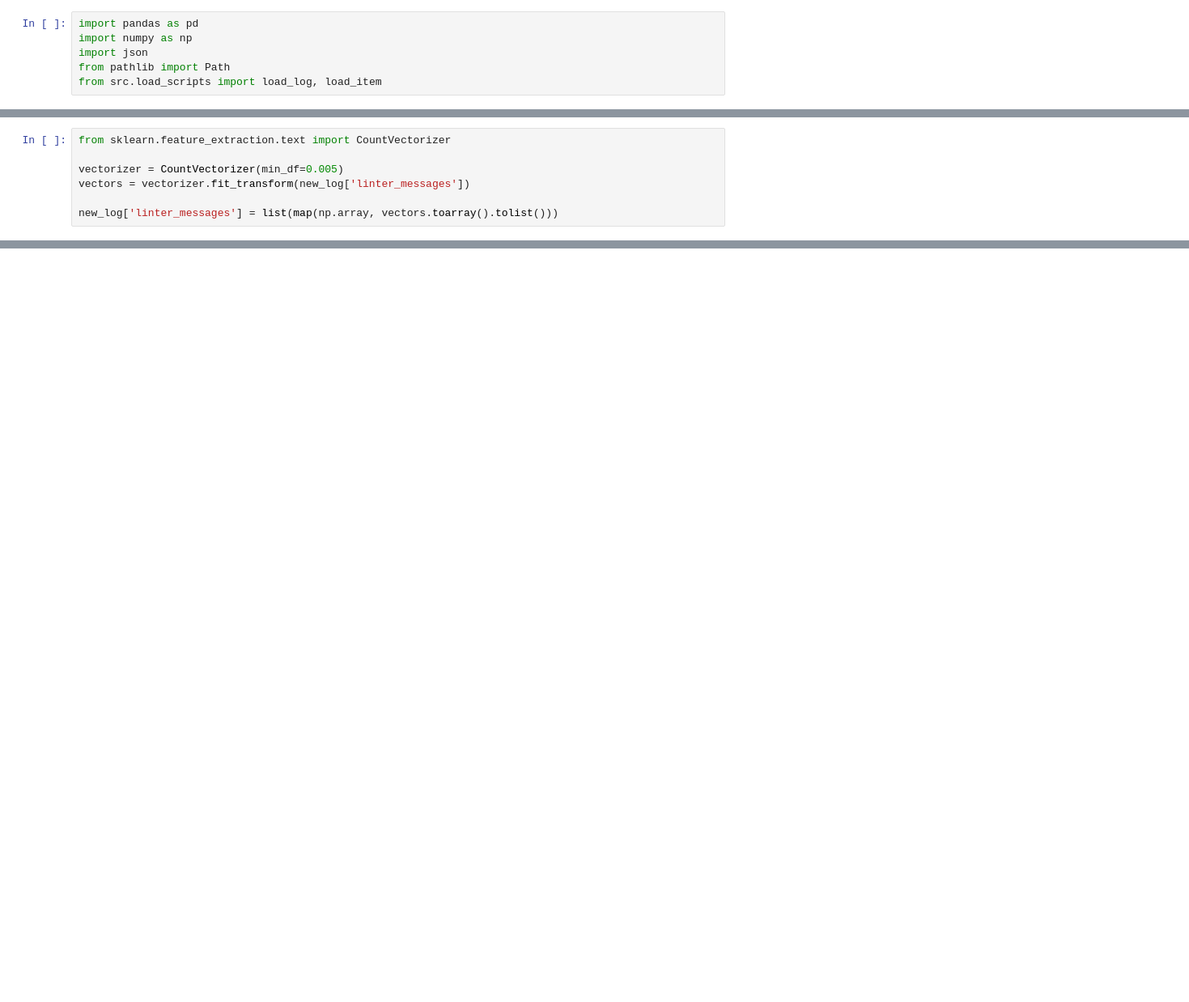
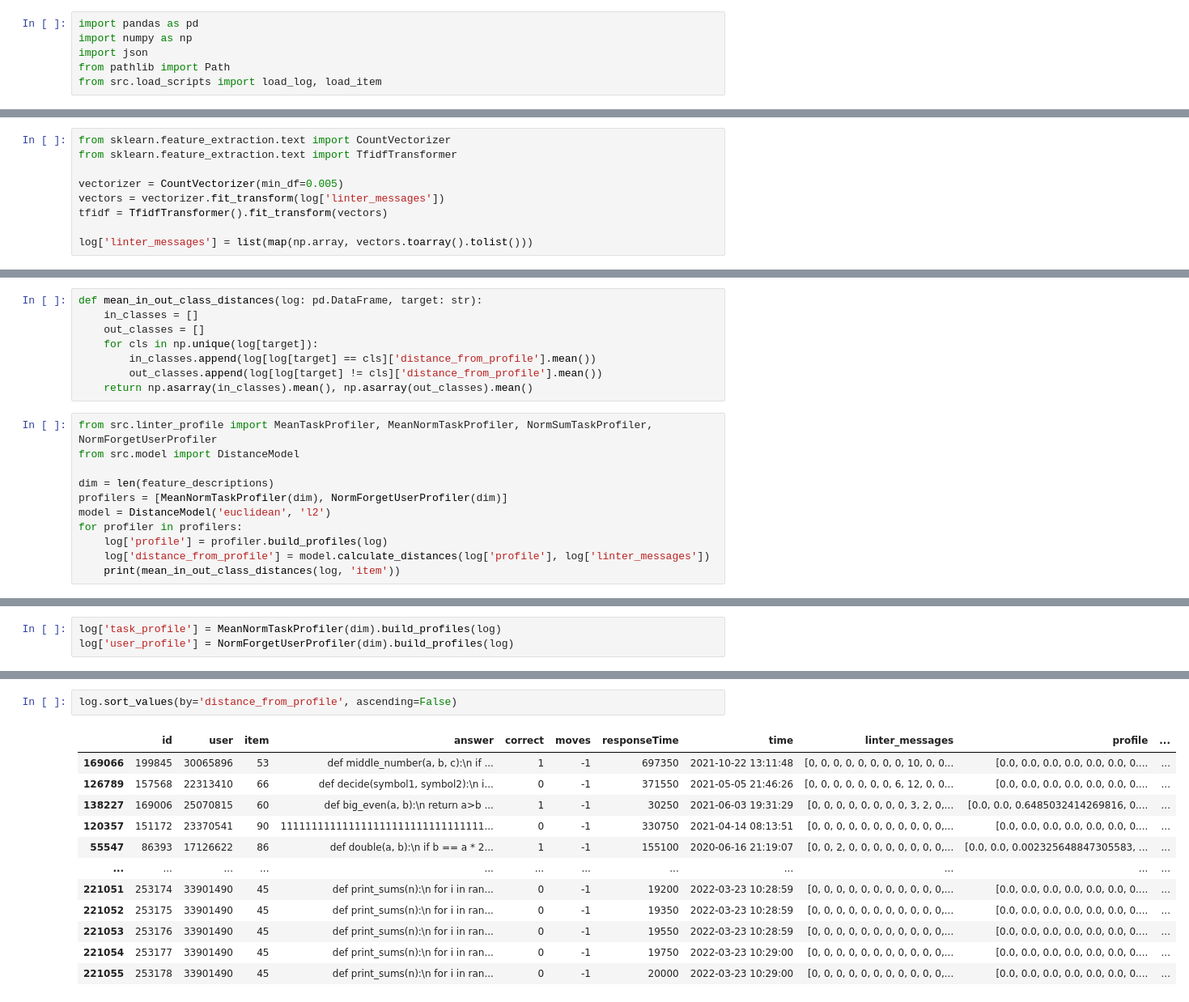
Before and after one commit to PavelNedelnik/umimeto-aberrant-users, a Jupyter notebook: data_preprocessing.ipynb, the cells around one changed output, grey strips where cells are left out. Shown at 81% size. Saved outputs shown, nothing was run; the diff lists cells and outputs as text; blank space fills up the shorter version.

```diff
--- a/data_preprocessing.ipynb
+++ b/data_preprocessing.ipynb
@@ -38,7 +21,9 @@ new_log = pd.concat(new_log)
 # %%
 from sklearn.feature_extraction.text import CountVectorizer
+from sklearn.feature_extraction.text import TfidfTransformer
 
 vectorizer = CountVectorizer(min_df=0.005)
-vectors = vectorizer.fit_transform(new_log['linter_messages'])
+vectors = vectorizer.fit_transform(log['linter_messages'])
+tfidf = TfidfTransformer().fit_transform(vectors)
 
-new_log['linter_messages'] = list(map(np.array, vectors.toarray().tolist()))
+log['linter_messages'] = list(map(np.array, vectors.toarray().tolist()))
@@ -58,0 +40,19 @@ feature_descriptions
+# %%
+def mean_in_out_class_distances(log: pd.DataFrame, target: str):
+    in_classes = []
+    out_classes = []
+    for cls in np.unique(log[target]):
+        in_classes.append(log[log[target] == cls]['distance_from_profile'].mean())
+        out_classes.append(log[log[target] != cls]['distance_from_profile'].mean())
+    return np.asarray(in_classes).mean(), np.asarray(out_classes).mean()
+# %%
+from src.linter_profile import MeanTaskProfiler, MeanNormTaskProfiler, NormSumTaskProfiler, NormForgetUserProfiler
+from src.model import DistanceModel
+
+dim = len(feature_descriptions)
+profilers = [MeanNormTaskProfiler(dim), NormForgetUserProfiler(dim)]
+model = DistanceModel('euclidean', 'l2')
+for profiler in profilers:
+    log['profile'] = profiler.build_profiles(log)
+    log['distance_from_profile'] = model.calculate_distances(log['profile'], log['linter_messages'])
+    print(mean_in_out_class_distances(log, 'item'))
@@ -58,0 +62,3 @@ feature_descriptions
+# %%
+log['task_profile'] = MeanNormTaskProfiler(dim).build_profiles(log)
+log['user_profile'] = NormForgetUserProfiler(dim).build_profiles(log)
@@ -63,0 +103,15 @@ new_log.to_csv(data_path / 'dataset.csv')
+# %%
+log.sort_values(by='distance_from_profile', ascending=False)
+# %% [output]
+|  | id | user | item | answer | correct | moves | responseTime | time | linter_messages | profile | ... |
+| 169066 | 199845 | 30065896 | 53 | def middle_number(a, b, c):\n if ... | 1 | -1 | 697350 | 2021-10-22 13:11:48 | [0, 0, 0, 0, 0, 0, 0, 0, 10, 0, 0... | [0.0, 0.0, 0.0, 0.0, 0.0, 0.0, 0.... | ... |
+| 126789 | 157568 | 22313410 | 66 | def decide(symbol1, symbol2):\n i... | 0 | -1 | 371550 | 2021-05-05 21:46:26 | [0, 0, 0, 0, 0, 0, 0, 6, 12, 0, 0... | [0.0, 0.0, 0.0, 0.0, 0.0, 0.0, 0.... | ... |
+| 138227 | 169006 | 25070815 | 60 | def big_even(a, b):\n return a>b ... | 1 | -1 | 30250 | 2021-06-03 19:31:29 | [0, 0, 0, 0, 0, 0, 0, 0, 3, 2, 0,... | [0.0, 0.0, 0.6485032414269816, 0.... | ... |
+| 120357 | 151172 | 23370541 | 90 | 111111111111111111111111111111111... | 0 | -1 | 330750 | 2021-04-14 08:13:51 | [0, 0, 0, 0, 0, 0, 0, 0, 0, 0, 0,... | [0.0, 0.0, 0.0, 0.0, 0.0, 0.0, 0.... | ... |
+| 55547 | 86393 | 17126622 | 86 | def double(a, b):\n if b == a * 2... | 1 | -1 | 155100 | 2020-06-16 21:19:07 | [0, 0, 2, 0, 0, 0, 0, 0, 0, 0, 0,... | [0.0, 0.0, 0.002325648847305583, ... | ... |
+| ... | ... | ... | ... | ... | ... | ... | ... | ... | ... | ... | ... |
+| 221051 | 253174 | 33901490 | 45 | def print_sums(n):\n for i in ran... | 0 | -1 | 19200 | 2022-03-23 10:28:59 | [0, 0, 0, 0, 0, 0, 0, 0, 0, 0, 0,... | [0.0, 0.0, 0.0, 0.0, 0.0, 0.0, 0.... | ... |
+| 221052 | 253175 | 33901490 | 45 | def print_sums(n):\n for i in ran... | 0 | -1 | 19350 | 2022-03-23 10:28:59 | [0, 0, 0, 0, 0, 0, 0, 0, 0, 0, 0,... | [0.0, 0.0, 0.0, 0.0, 0.0, 0.0, 0.... | ... |
+| 221053 | 253176 | 33901490 | 45 | def print_sums(n):\n for i in ran... | 0 | -1 | 19550 | 2022-03-23 10:28:59 | [0, 0, 0, 0, 0, 0, 0, 0, 0, 0, 0,... | [0.0, 0.0, 0.0, 0.0, 0.0, 0.0, 0.... | ... |
+| 221054 | 253177 | 33901490 | 45 | def print_sums(n):\n for i in ran... | 0 | -1 | 19750 | 2022-03-23 10:29:00 | [0, 0, 0, 0, 0, 0, 0, 0, 0, 0, 0,... | [0.0, 0.0, 0.0, 0.0, 0.0, 0.0, 0.... | ... |
+| 221055 | 253178 | 33901490 | 45 | def print_sums(n):\n for i in ran... | 0 | -1 | 20000 | 2022-03-23 10:29:00 | [0, 0, 0, 0, 0, 0, 0, 0, 0, 0, 0,... | [0.0, 0.0, 0.0, 0.0, 0.0, 0.0, 0.... | ... |
```
Also changed, not shown: parts of 14 cells of this notebook, 5 other files.
